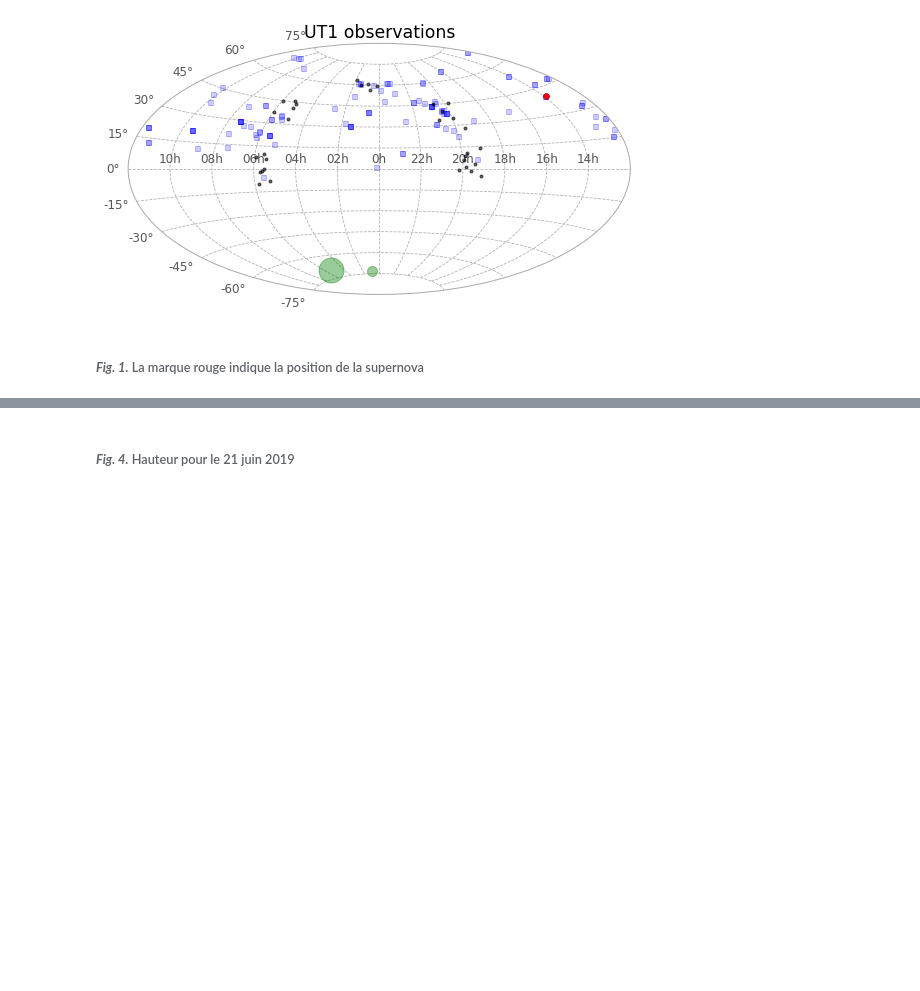
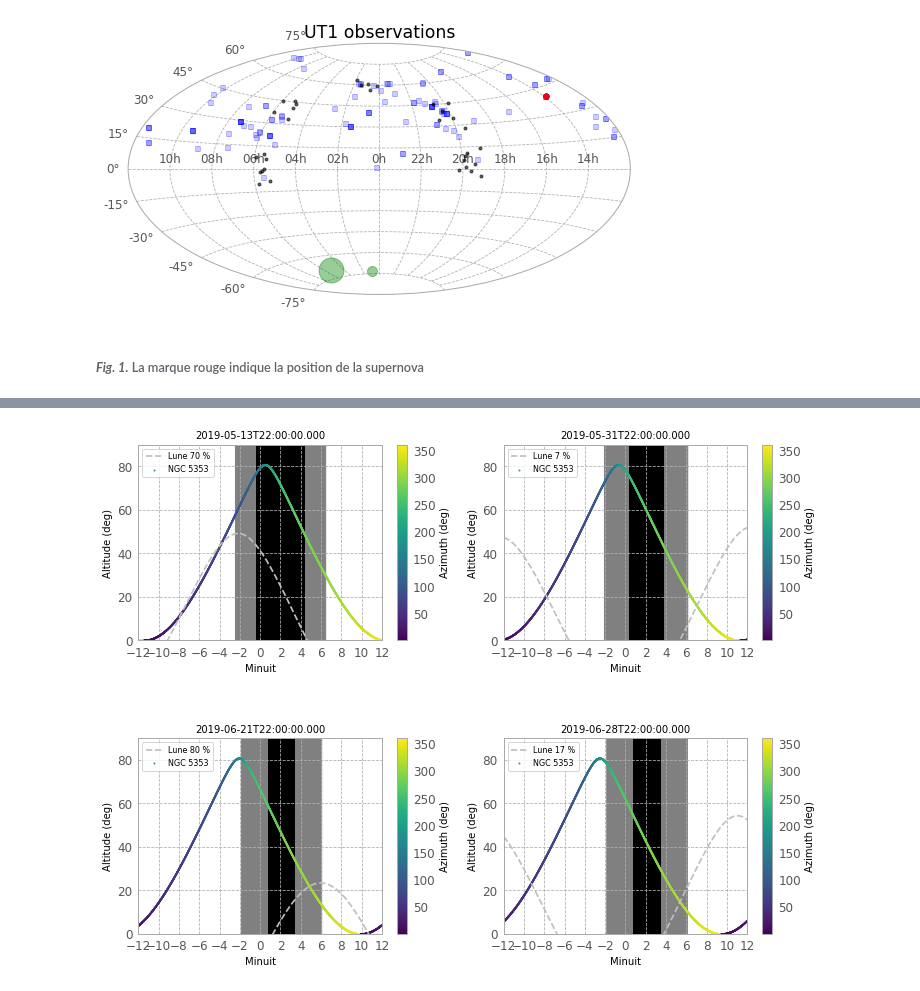
Before and after one commit to dtouzan/sn2019ein, a Jupyter notebook: sn2019ein.ipynb, the cells around one changed output, grey strips where cells are left out. Drawn from its saved outputs; the diff is of its cells as text; code cells hidden in the pictures; blank space fills up the shorter version.

```diff
--- a/sn2019ein.ipynb
+++ b/sn2019ein.ipynb
@@ -462,2 +141,78 @@ plt.show()
-# %% [markdown]
-###### ***Fig. 4.*** Hauteur pour le 21 juin 2019
+# %%
+# Affichage des hauteurs
+#       Example gallery            : astropy
+# Ajout de l'ilumination de la Lune
+#       Calcul de k                : astroplan
+
+# Nom de l'astre rechercher au CDS
+name_astre='NGC 5353'
+
+# Dates de l'observation
+dates_obs = ['2019-05-14T00:00:00', '2019-06-01T00:00:00', '2019-06-22T00:00:00', '2019-06-29T00:00:00']
+# soirées de l'observation à minnuit
+dates_midnight = ['2019-05-14T00:00:00', '2019-06-01T00:00:00', '2019-06-22T00:00:00', '2019-06-29T00:00:00']
+
+# Valeur des coordonés de l'astre
+coord_astre = SkyCoord.from_name(name_astre)
+
+# taille du canevas
+plt.figure(figsize=(12,9))
+
+index = 0
+for date in dates_obs:
+    # initialisation de la date d'observation
+    # module astropy
+    date_observation = Time(date, format='isot', scale='utc') - utcoffset
+    midnight = Time(dates_midnight[index], format='isot', scale='utc') - utcoffset
+    # Azimuth et hauteur de l'astre
+    # module astropy
+    astre_altaz = coord_astre.transform_to(AltAz(obstime=date_observation,location=coord_ut1))
+    # Azimuth et hauteur du Soleil
+    # module astropy
+    delta_midnight = np.linspace(-12, 12, 2000)*u.hour
+    times_dates = midnight + delta_midnight
+    frame_dates = AltAz(obstime=times_dates, location=coord_ut1)
+    sunaltazs_dates = get_sun(times_dates).transform_to(frame_dates)
+    # Azimuth, hauteur
+    # module astropy
+    # Illumination de la Lune module astroplan
+    moon_dates = get_moon(times_dates)
+    moonaltazs_dates = moon_dates.transform_to(frame_dates)
+    k=int(astroplan.moon_illumination(date_observation)*100)
+    # Azimuth et hauteur de l'astre
+    # module astropy
+    astrealtazs_dates = astre_altaz.transform_to(frame_dates)
+    #
+    # Dessin
+    #
+    plt.subplot(2, 2, index+1)
+    plt.grid(True,axis='both',linestyle='--')
+    # Tracé de la Lune, couleur et label avec % d'illumination
+    plt.plot(delta_midnight, moonaltazs_dates.alt, color=[0.75]*3, ls='--', label='Lune '+str(k)+' %')
+    # Tracé de l'astre, label et couleur
+    plt.scatter(delta_midnight, astrealtazs_dates.alt,c=astrealtazs_dates.az, label=name_astre, lw=1, s=1,cmap='viridis')
+    # tracé de la nuit (pénombre)
+    plt.fill_between(delta_midnight.to('hr').value, 0, 90,sunaltazs_dates.alt < -0*u.deg, color='0.5', zorder=0)
+    # Tracé de la nuit total
+    plt.fill_between(delta_midnight.to('hr').value, 0, 90,sunaltazs_dates.alt < -15*u.deg, color='k', zorder=0)
+    # Trace du titre
+    plt.title(str(date_observation), fontsize=10)
+    # Tracé du label "Azimuh"
+    plt.colorbar().set_label('Azimuth (deg)', fontsize=10)
+    # tracé des légendes
+    plt.legend(loc='upper left', fontsize=8)
+    # Tracé de la grille Horaire
+    plt.xlim(-12, 12)
+    plt.xticks(np.arange(13)*2 -12)
+    # Tracé de la grille d'altitude
+    plt.ylim(0, 90)
+    # Tracé du label "Minuit" sur axe X
+    plt.xlabel('Minuit', fontsize=10)
+    # Tracé du label "Altitude"
+    plt.ylabel('Altitude (deg)', fontsize=10)
+    index = index+1
+
+# Affichage
+plt.show()
+# %% [output]
+[figure, added]
```
Also changed, not shown: parts of 21 cells of this notebook, 3 other files.
